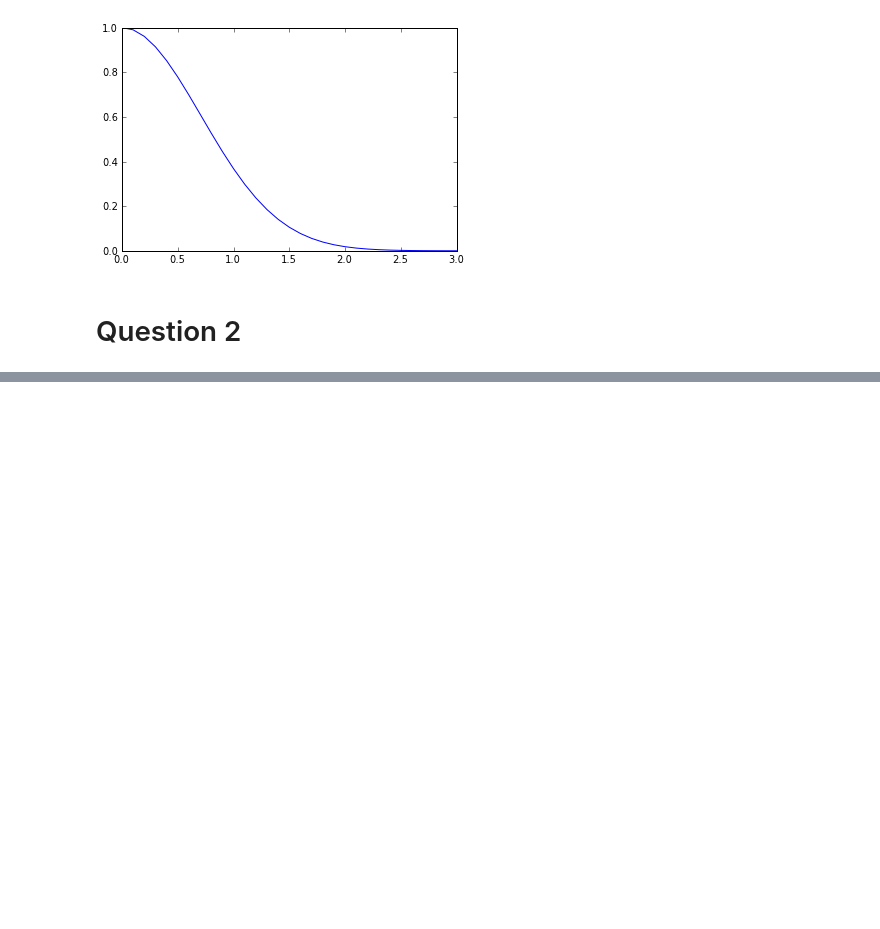
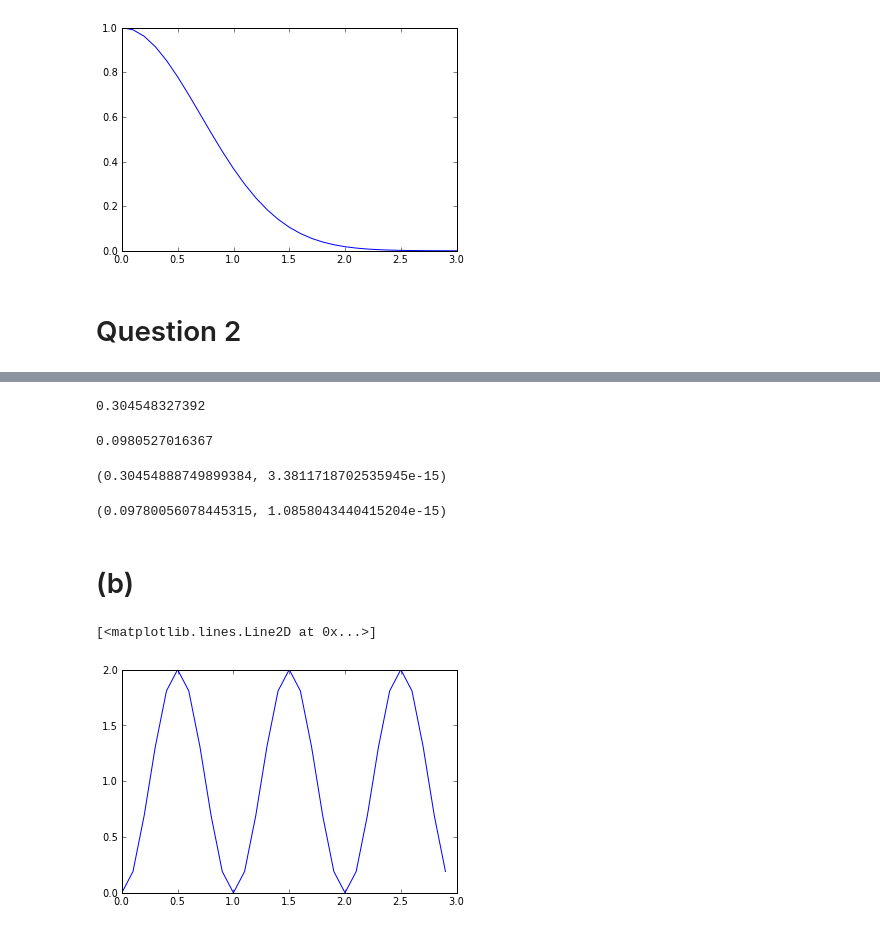
Before and after one commit to aalittlephys202/PHYS202-S13, a Jupyter notebook: Week5/Numerical Integration.ipynb, the cells around one changed output, grey strips where cells are left out. Cells and saved outputs as stored; diff of their text form; code cells hidden in the pictures; blank space fills up the shorter version.

```diff
--- a/Week5/Numerical Integration.ipynb
+++ b/Week5/Numerical Integration.ipynb
@@ -57,0 +59,65 @@ TypeError: 'int' object is not callable
+# %%
+#trap rule for ground state
+def trapinter():
+    N = 150
+    a = (0.3333)
+    b = (0.5)
+    h = (b-a)/N
+    s = 0.5*f(a) + 0.5*f(b)
+    for k in range(1,N):
+        s += f(a+k*h)
+    print(h*s)
+trapinter()
+# %% [output]
+0.304548327392
+# %%
+#trap rule for 1st excited state
+def Trapinter():
+    n = 2
+    f = lambda x: (2.)*(sin(pi*n*x))**2
+    N = 10
+    a = (0.3333)
+    b = (0.5)
+    h = (b-a)/N
+    s = 0.5*f(a) + 0.5*f(b)
+    for k in range(1,N):
+        s += f(a+k*h)
+    print(h*s)
+Trapinter()
+# %% [output]
+0.0980527016367
+# %%
+#quad rule in ground state
+L = 1.
+N = 10
+a = 0.3333
+b = 0.5
+h = (b-a)/N
+f = lambda x: (2.)*(sin(pi*x))**2
+
+print quad(f,a,b)
+# %% [output]
+(0.30454888749899384, 3.3811718702535945e-15)
+# %%
+#quad rule in 1st excited state
+L = 1.
+N = 10
+a = 0.3333
+b = 0.5
+h = (b-a)/N
+q = lambda x: (2.)*(sin(2*pi*x))**2
+
+print quad(q,a,b)
+# %% [output]
+(0.09780056078445315, 1.0858043440415204e-15)
+# %% [markdown]
+(b)
+===
+# %%
+#plot for ground state
+x = arange(0.0,3.0,0.1)
+f = lambda x: (2)*(sin(pi*x))**2
+plot(x,f(x))
+# %% [output]
+[<matplotlib.lines.Line2D at 0x...>]
+[figure, added]
```
Also changed, not shown: parts of 7 cells of this notebook.
